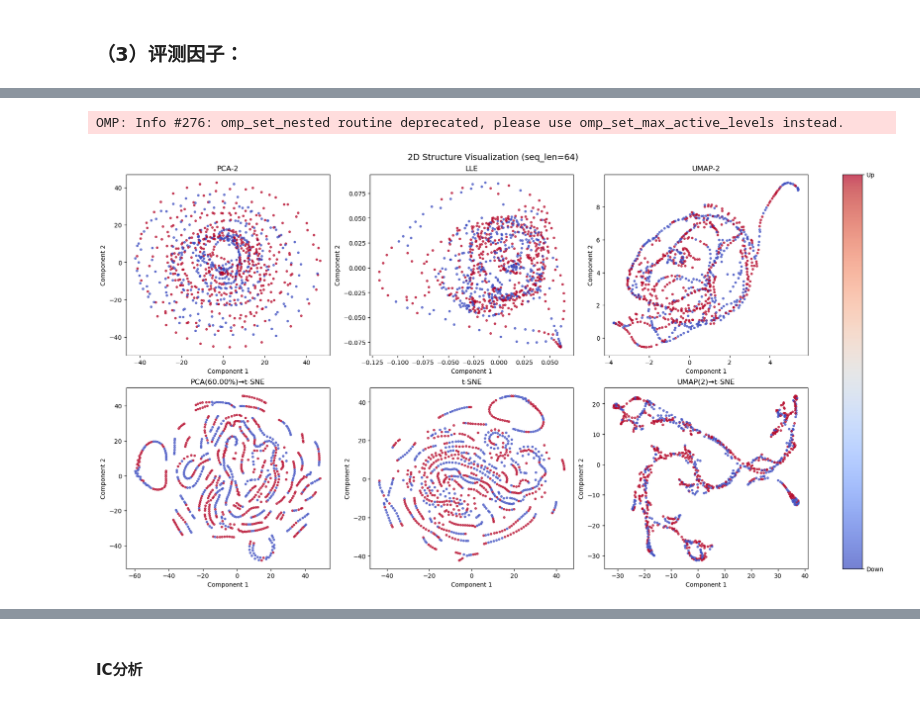
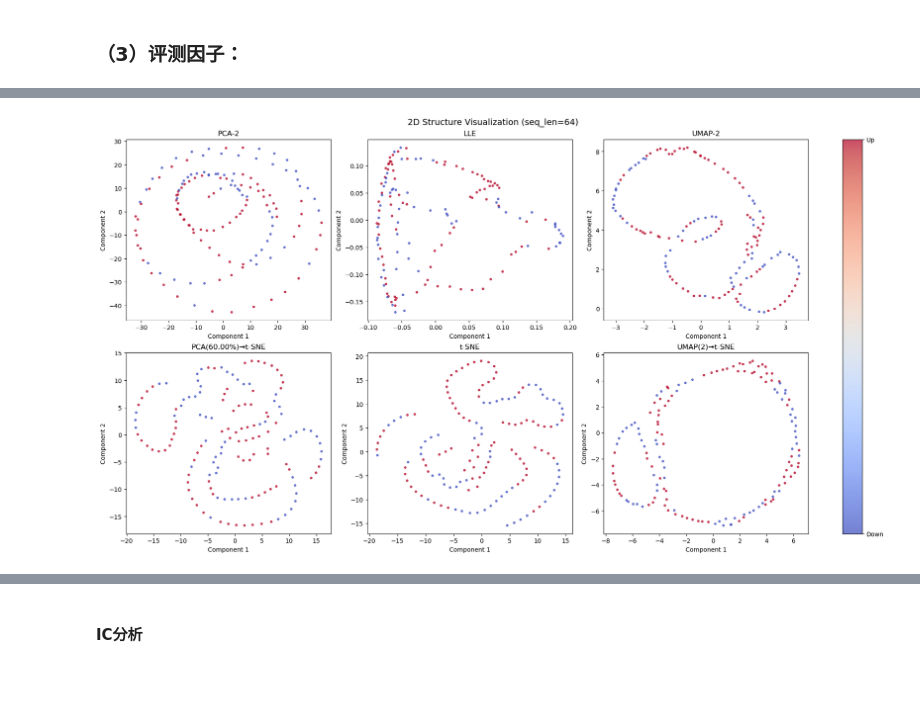
Before and after one commit to cziwen/TockFormer, a Jupyter notebook: measureFeature.ipynb, the cells around one changed output, grey strips where cells are left out. Saved outputs shown, nothing was run; the diff lists cells and outputs as text; code cells hidden in the pictures.

```diff
--- a/measureFeature.ipynb
+++ b/measureFeature.ipynb
@@ -12,6 +12,6 @@ from Utility.registry import FACTOR_REGISTRY
 ### （1）预处理数据：
 # %%
 df = pd.read_csv ('SPY_2020-07-01_2021-07-01_minute.csv')
-df = df.head(1000)
+df = df.head(500)
 df.shape
 # %% [output]
@@ -50,15 +64,15 @@ finfact.get_summary ()
 cur_features = finfact.next(k=10, mode='thread', bounded_only=True)
 # %%
 finfact.visualize_structure_2d (seq_len=64,
+                                percentage=0.5,
                                 perplexity=30,
                                 n_neighbors=10,
                                 random_state=42,
                                 pca_evp=0.6,
                                 umap_components=2
                                 )
 # %% [output]
-OMP: Info #276: omp_set_nested routine deprecated, please use omp_set_max_active_levels instead.
-[figure, old version]
+[figure, new version]
 # %%
 cluster_df = finfact.evaluate_clusterings(algos=['KMeans','GaussianMixture'],
                                           metrics=['silhouette'],
```
Also changed, not shown: parts of 3 cells of this notebook, 2 other files.
